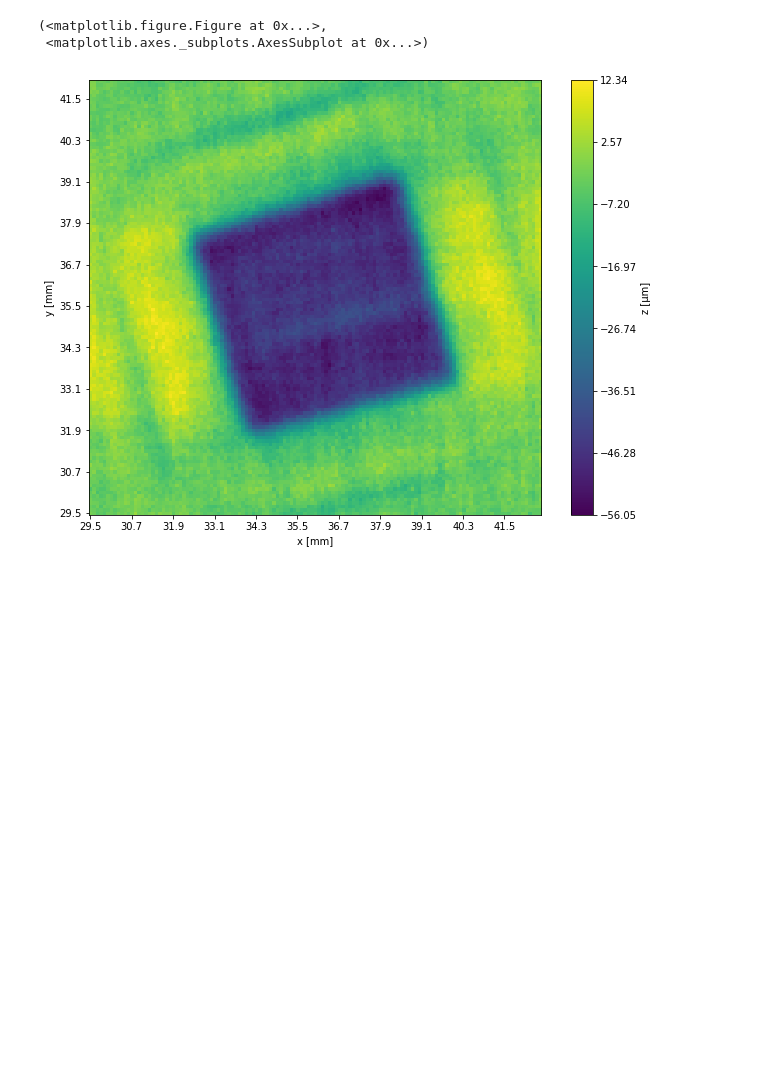
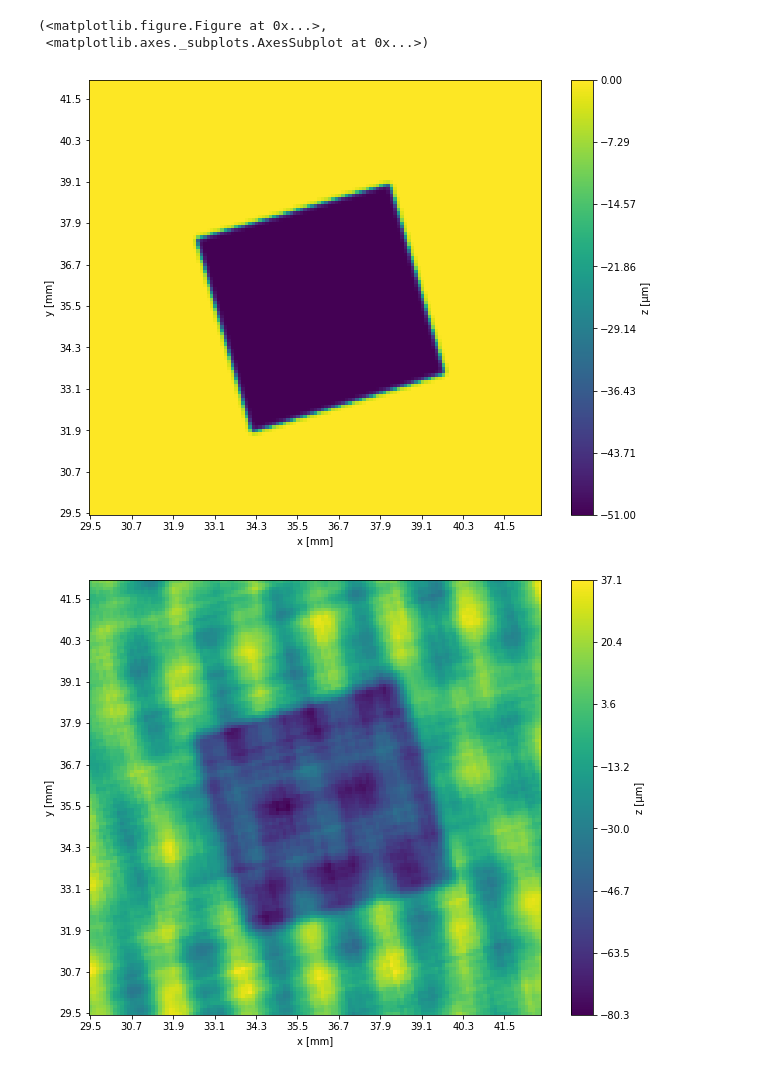
Before and after one commit to benjamingmeiner/kapascan-measurements, a Jupyter notebook: height_01_analysis.ipynb, the cells around one changed output. Drawn from its saved outputs; the diff is of its cells as text; code cells hidden in the pictures; blank space fills up the shorter version.

Commit message:
Deconvolve with spectrum of image.

```diff
--- a/height_01_analysis.ipynb
+++ b/height_01_analysis.ipynb
@@ -45,13 +41,18 @@ plot(x, y, noise)
 # %%
+coords = [(34.2, 31.9), (39.8, 33.6), (38.2, 39.1), (32.6, 37.5)]
+
 diameter = 2.57
 sigma = 0.5
 stepsize = settings['extent'][0][2]
 
+
+sample = sample_shape(coords, -51, 0.5, x, y)
+plot(x, y, sample)
 kernel = sensor_function(diameter / stepsize, sigma)
-kernel_trans = rotate(kernel_trans, ang)
-z_reconstructed = wiener(signal, kernel, noise*0.005, 1)
+z_reconstructed = wiener(signal, kernel, noise, sample * 2)
 plot(x, y, z_reconstructed)
 # %% [output]
 (<matplotlib.figure.Figure at 0x...>,
  <matplotlib.axes._subplots.AxesSubplot at 0x...>)
-[figure, old version]
+[figure, new version]
+[figure, added]
```
Also changed, not shown: parts of 5 cells of this notebook, 1 other file.
